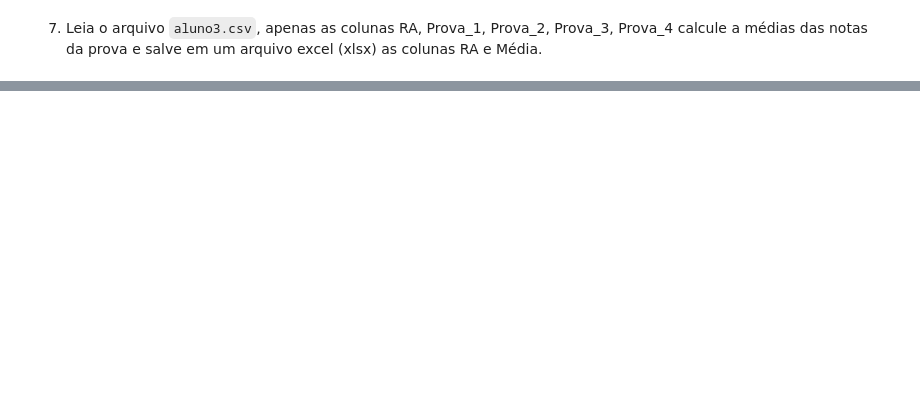
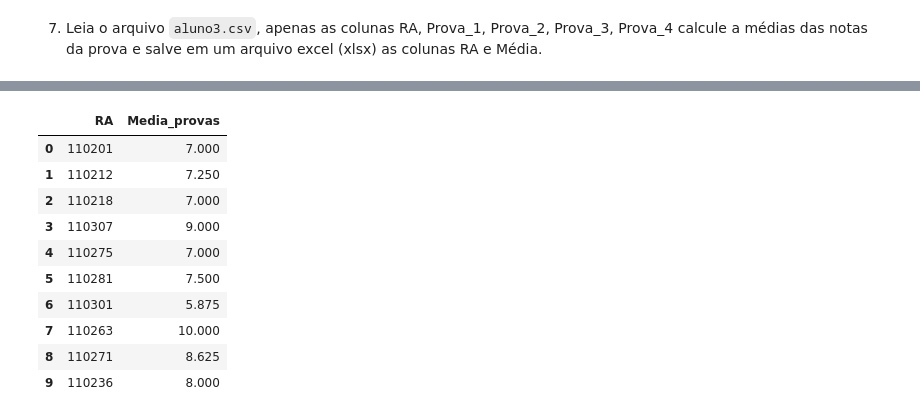
Before and after one commit to georgecnha/tec_prog1_George_Pontes, a Jupyter notebook: 05_ExerciciosPandas.ipynb, the cells around one changed output, grey strips where cells are left out. Drawn from its saved outputs; the diff is of its cells as text; code cells hidden in the pictures; blank space fills up the shorter version.

```diff
--- a/05_ExerciciosPandas.ipynb
+++ b/05_ExerciciosPandas.ipynb
@@ -71,0 +154,15 @@ ValueError: Append mode is not supported with xlsxwriter!
+# %%
+ex07 = pd.read_excel('dados/exercicio_07.xlsx')
+ex07
+# %% [output]
+|  | RA | Media_provas |
+| 0 | 110201 | 7.000 |
+| 1 | 110212 | 7.250 |
+| 2 | 110218 | 7.000 |
+| 3 | 110307 | 9.000 |
+| 4 | 110275 | 7.000 |
+| 5 | 110281 | 7.500 |
+| 6 | 110301 | 5.875 |
+| 7 | 110263 | 10.000 |
+| 8 | 110271 | 8.625 |
+| 9 | 110236 | 8.000 |
```
Also changed, not shown: parts of 12 cells of this notebook.
